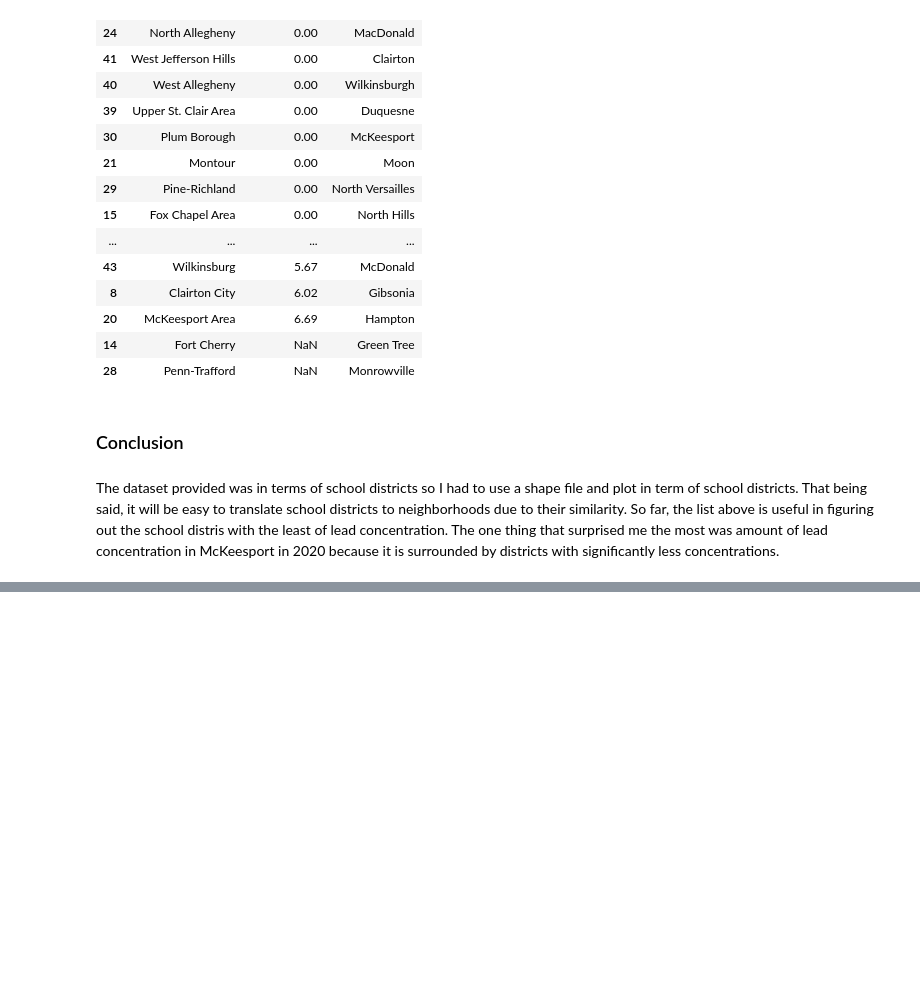
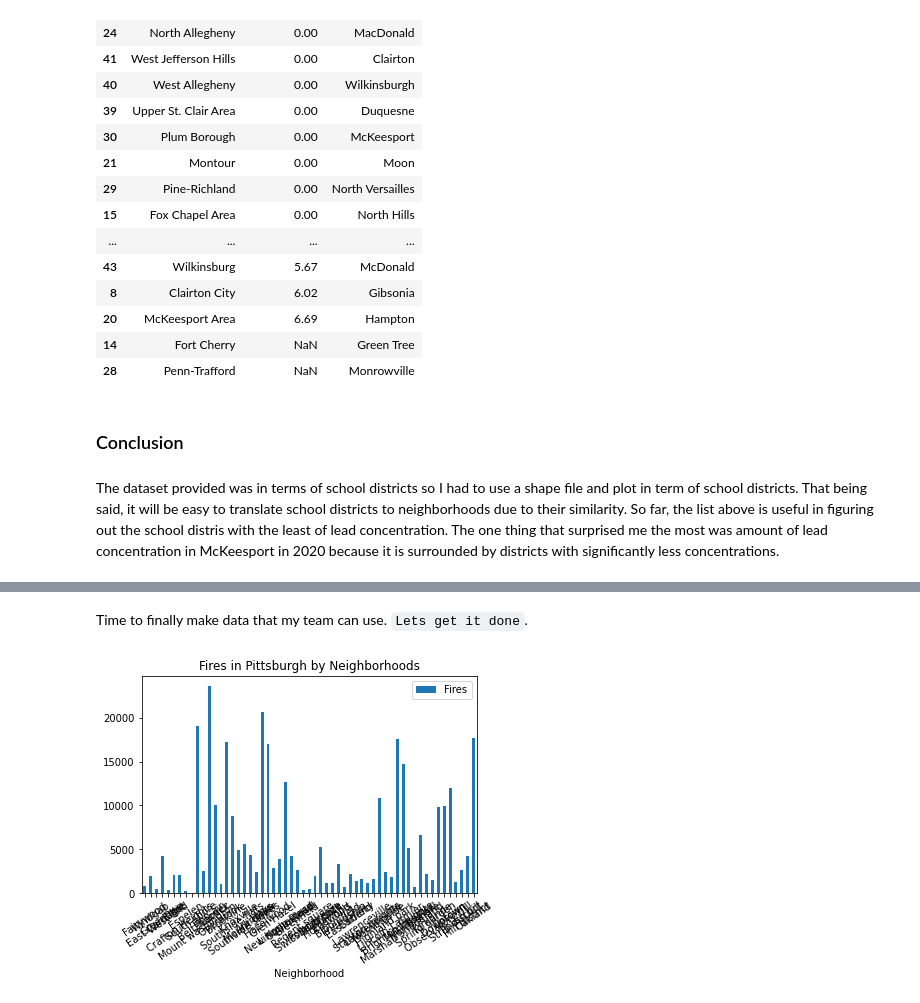
Before and after one commit to jas675/Big-Ideas-Final-Project, a Jupyter notebook: Final Notebook.ipynb, the cells around one changed output, grey strips where cells are left out. Cells and saved outputs as stored; diff of their text form; code cells hidden in the pictures; blank space fills up the shorter version.

```diff
--- a/Final Notebook.ipynb
+++ b/Final Notebook.ipynb
@@ -246,0 +422,8 @@ The dataset provided was in terms of school districts so I had to use a shape fi
+# %% [markdown]
+Time to finally make data that my team can use. ``Lets get it done``.
+# %%
+finalized = [['Fairywood', 862], ['Windgap', 1954] ,['East Carnagie', 491], ['Greentree', 4205],  ['West End', 357], ['Elliot', 2044], ['Crafton Heights', 2075], ['Espelen', 259], ['South shore', 25], ['Mount washington', 19062], ['Beltzhoover', 2519],['Bon air', 23623],['Carrick', 10074],['Overbrook', 1046], ['Brookline', 17292],['Southside flats', 8814],['Knoxville', 4903],['Southside slopes', 5611],['Mount oliver', 4350],['Arlington', 2445],['Hays', 20622],['Hazelwood', 16983],['Glen Hazel', 2816],['New Homestead', 3895],['Lincoln Place', 12695],['Squirrel Hill', 4193],['Greenfield', 2691],['Regent square', 342],['Swisshelm park', 502],['Point breeze', 1961],['Shadyside', 5283],['Homewood', 1210], ['East hills', 1170],['Bloomfield', 3315],['Friendship', 658],['East liberty', 2166],['Garfield', 1356],['Lawrenceville', 1653], ['Stanton heights', 1112],['Lawrenceville', 1653],['Morningside', 10871],['Highland park', 2359],['Lincoln-Larmier', 1801], ['Brighton Heights', 17629],['Marshall Shadeland', 14700],['Manchester', 5181],['North shore', 739],['Troy hill', 6602],['Spring garden', 2150],['Kirkbride', 1461],['Observatory hill', 9851],['Downtown', 9992],['Uptown', 12005],['Strip district', 1257],['Polish hill', 2600],['Hill district', 4198],['Oakland', 17681]]
+finalizedFiresHoods = pandas.DataFrame(finalized, columns = ['Neighborhood', 'Fires'])
+finalizedFiresHoods.plot.bar(x="Neighborhood", y="Fires", rot=35, title="Fires in Pittsburgh by Neighborhoods");
+# %% [output]
+[figure, added]
```
Also changed, not shown: parts of 37 cells of this notebook.
